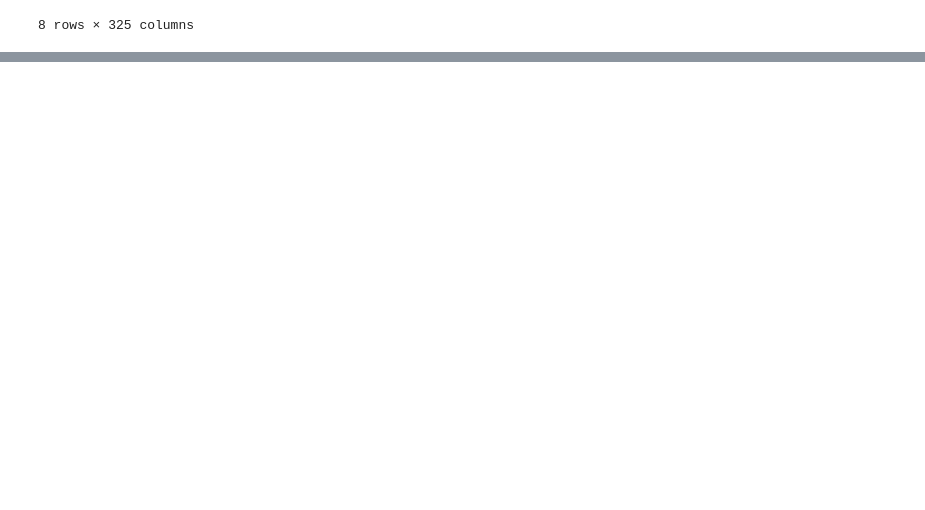
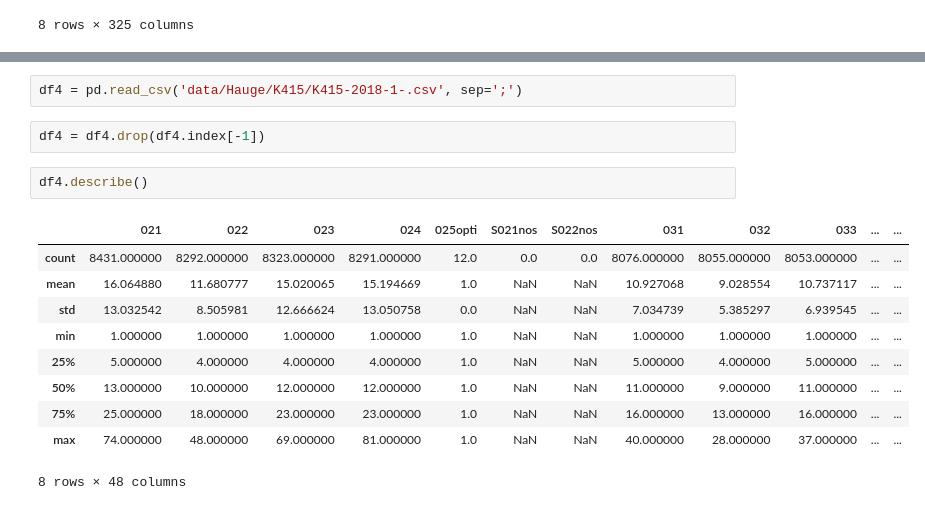
Before and after one commit to xuyou1999/Distance-Enhanced-Spatial-Pre-Training-DESPT, a Jupyter notebook: explore_data.ipynb, the cells around one changed output, grey strips where cells are left out. Saved outputs shown, nothing was run; the diff lists cells and outputs as text; blank space fills up the shorter version.

```diff
--- a/explore_data.ipynb
+++ b/explore_data.ipynb
@@ -53,0 +93,17 @@ df2.describe()
+# %%
+df4 = pd.read_csv('data/Hauge/K415/K415-2018-1-.csv', sep=';')
+# %%
+df4 = df4.drop(df4.index[-1])
+# %%
+df4.describe()
+# %% [output]
+|  | 021 | 022 | 023 | 024 | 025opti | S021nos | S022nos | 031 | 032 | 033 | ... | ... |
+| count | 8431.000000 | 8292.000000 | 8323.000000 | 8291.000000 | 12.0 | 0.0 | 0.0 | 8076.000000 | 8055.000000 | 8053.000000 | ... | ... |
+| mean | 16.064880 | 11.680777 | 15.020065 | 15.194669 | 1.0 | NaN | NaN | 10.927068 | 9.028554 | 10.737117 | ... | ... |
+| std | 13.032542 | 8.505981 | 12.666624 | 13.050758 | 0.0 | NaN | NaN | 7.034739 | 5.385297 | 6.939545 | ... | ... |
+| min | 1.000000 | 1.000000 | 1.000000 | 1.000000 | 1.0 | NaN | NaN | 1.000000 | 1.000000 | 1.000000 | ... | ... |
+| 25% | 5.000000 | 4.000000 | 4.000000 | 4.000000 | 1.0 | NaN | NaN | 5.000000 | 4.000000 | 5.000000 | ... | ... |
+| 50% | 13.000000 | 10.000000 | 12.000000 | 12.000000 | 1.0 | NaN | NaN | 11.000000 | 9.000000 | 11.000000 | ... | ... |
+| 75% | 25.000000 | 18.000000 | 23.000000 | 23.000000 | 1.0 | NaN | NaN | 16.000000 | 13.000000 | 16.000000 | ... | ... |
+| max | 74.000000 | 48.000000 | 69.000000 | 81.000000 | 1.0 | NaN | NaN | 40.000000 | 28.000000 | 37.000000 | ... | ... |
+8 rows × 48 columns
```
Also changed, not shown: parts of 8 cells of this notebook.
